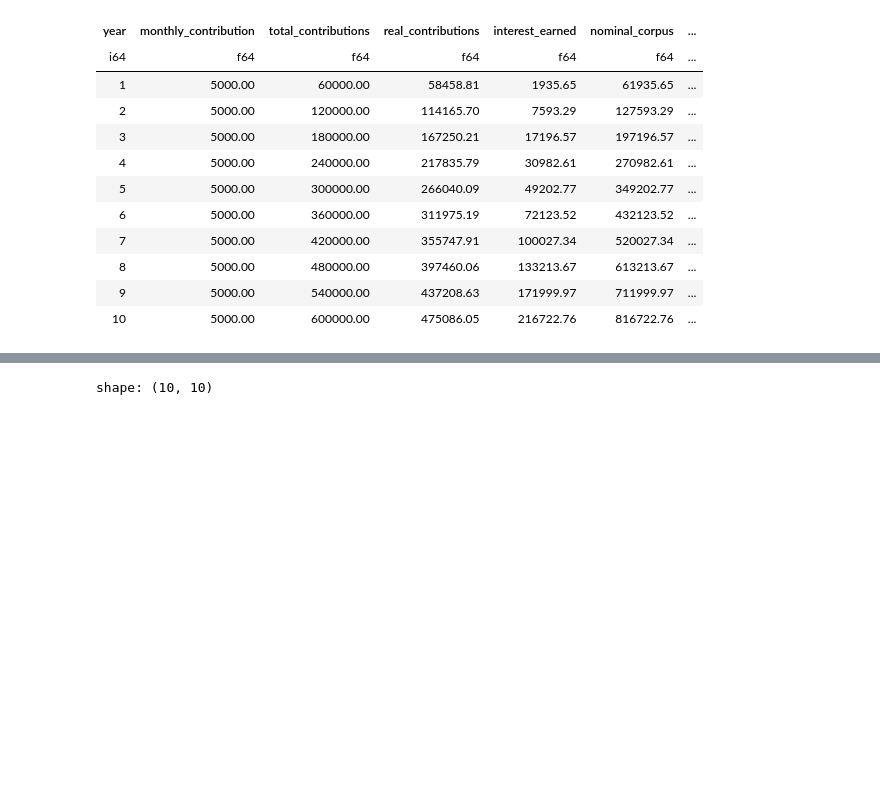
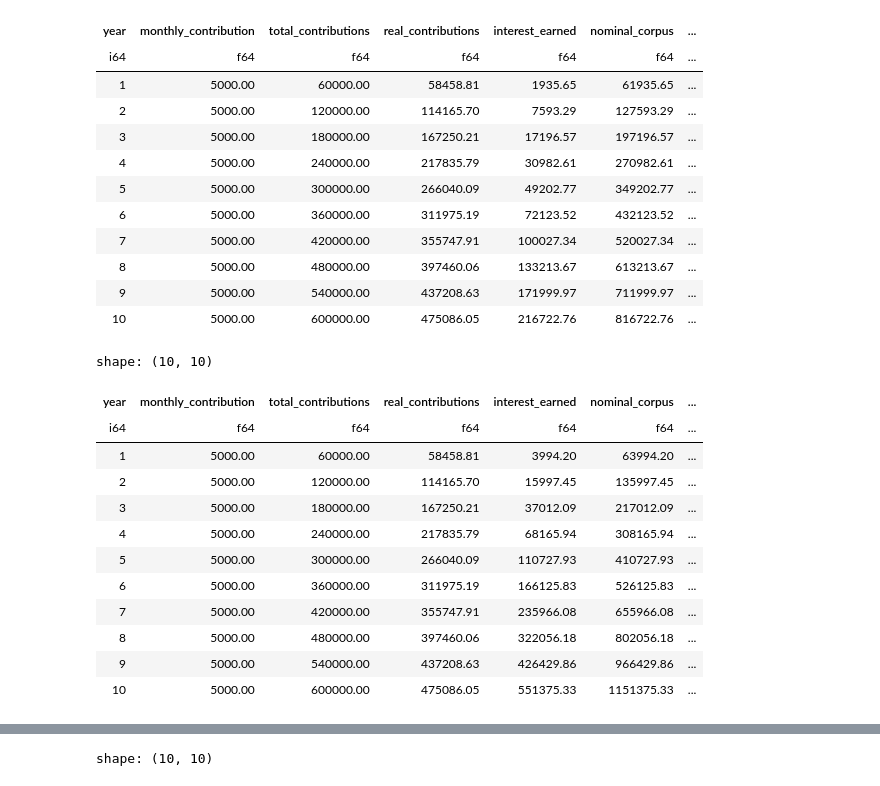
Before and after one commit to Mathir14/Nifty_50, a Jupyter notebook: benchmark/benchmark_simulation.ipynb, the cells around one changed output, grey strips where cells are left out. Cells and saved outputs as stored; diff of their text form; code cells hidden in the pictures; blank space fills up the shorter version.

```diff
--- a/benchmark/benchmark_simulation.ipynb
+++ b/benchmark/benchmark_simulation.ipynb
@@ -17,6 +17,7 @@ polars.config.Config
 INITIAL_MONTHLY = 5000
 SAVINGS_RATE = 0.0331
 RD_RATE = 0.0585
+NIFTY_50 = 0.1185
 INFLATION = 0.0494
 # %%
 def simulate_benchmark(
@@ -201,3 +235,19 @@ shape: (10, 10)
 | 8 | 5000.00 | 480000.00 | 397460.06 | 133213.67 | 613213.67 | ... |
 | 9 | 5000.00 | 540000.00 | 437208.63 | 171999.97 | 711999.97 | ... |
 | 10 | 5000.00 | 600000.00 | 475086.05 | 216722.76 | 816722.76 | ... |
+# %%
+nifty_50_fixed.head(10)
+# %% [output]
+shape: (10, 10)
+| year | monthly_contribution | total_contributions | real_contributions | interest_earned | nominal_corpus | ... |
+| i64 | f64 | f64 | f64 | f64 | f64 | ... |
+| 1 | 5000.00 | 60000.00 | 58458.81 | 3994.20 | 63994.20 | ... |
+| 2 | 5000.00 | 120000.00 | 114165.70 | 15997.45 | 135997.45 | ... |
+| 3 | 5000.00 | 180000.00 | 167250.21 | 37012.09 | 217012.09 | ... |
+| 4 | 5000.00 | 240000.00 | 217835.79 | 68165.94 | 308165.94 | ... |
+| 5 | 5000.00 | 300000.00 | 266040.09 | 110727.93 | 410727.93 | ... |
+| 6 | 5000.00 | 360000.00 | 311975.19 | 166125.83 | 526125.83 | ... |
+| 7 | 5000.00 | 420000.00 | 355747.91 | 235966.08 | 655966.08 | ... |
+| 8 | 5000.00 | 480000.00 | 397460.06 | 322056.18 | 802056.18 | ... |
+| 9 | 5000.00 | 540000.00 | 437208.63 | 426429.86 | 966429.86 | ... |
+| 10 | 5000.00 | 600000.00 | 475086.05 | 551375.33 | 1151375.33 | ... |
```
Also changed, not shown: parts of 9 cells of this notebook.
